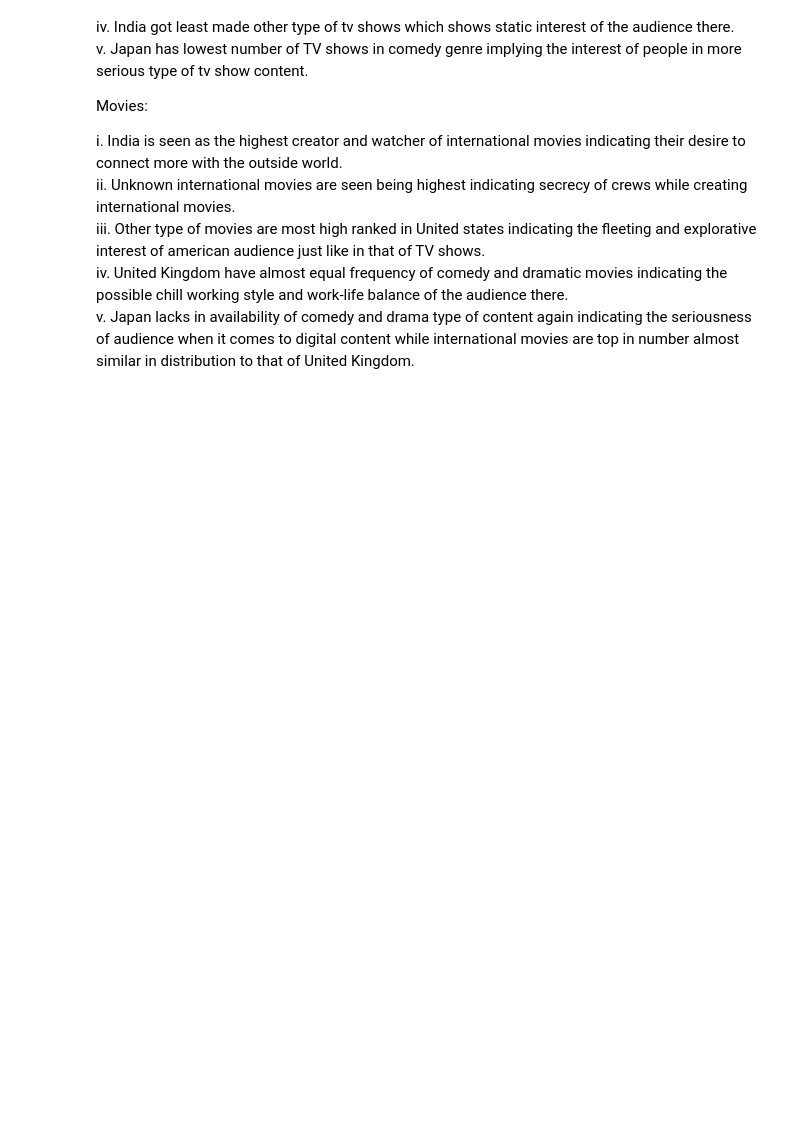
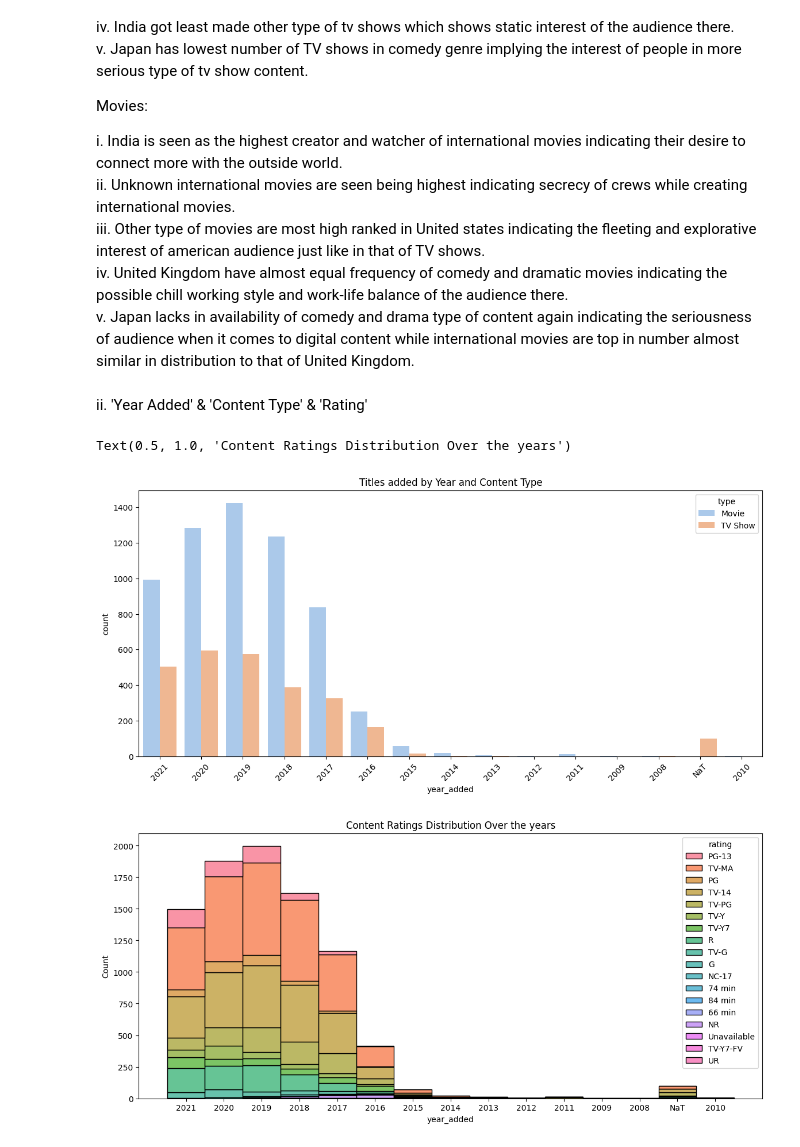
Before and after one commit to SakriyaPyakurel/netflix-EDA, a Jupyter notebook: eda.ipynb, the cells around one changed output. Saved outputs shown, nothing was run; the diff lists cells and outputs as text; code cells hidden in the pictures; blank space fills up the shorter version.

```diff
--- a/eda.ipynb
+++ b/eda.ipynb
@@ -553,3 +553,20 @@ ii. Unknown international movies are seen being highest indicating secrecy of cr
 iii. Other type of movies are most high ranked in United states indicating the fleeting and explorative interest of american audience just like in that of TV shows.<br>
 iv. United Kingdom have almost equal frequency of comedy and dramatic movies indicating the possible chill working style and work-life balance of the audience there.<br>
 v. Japan lacks in availability of comedy and drama type of content again indicating the seriousness of audience when it comes to digital content while international movies are top in number almost similar in distribution to that of United Kingdom.
+# %% [markdown]
+ii. 'Year Added' & 'Content Type' & 'Rating'
+# %%
+# Removing missing years
+df_filtered = df[df['year_added'].notnull()]
+# plotting
+plt.figure(figsize=(14,6))
+sb.countplot(data=df_filtered,x='year_added',hue='type',palette='pastel')
+plt.xticks(rotation=45)
+plt.title('Titles added by Year and Content Type')
+plt.figure(figsize=(14,6))
+sb.histplot(data=df_filtered,x='year_added',hue='rating',multiple='stack')
+plt.title('Content Ratings Distribution Over the years')
+# %% [output]
+Text(0.5, 1.0, 'Content Ratings Distribution Over the years')
+[figure, added]
+[figure, added]
```
Also changed, not shown: parts of 7 cells of this notebook.
